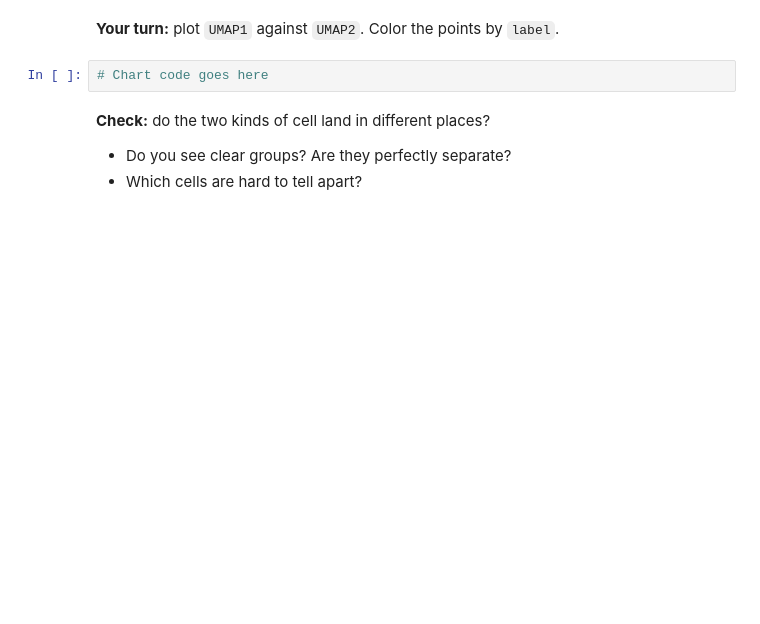
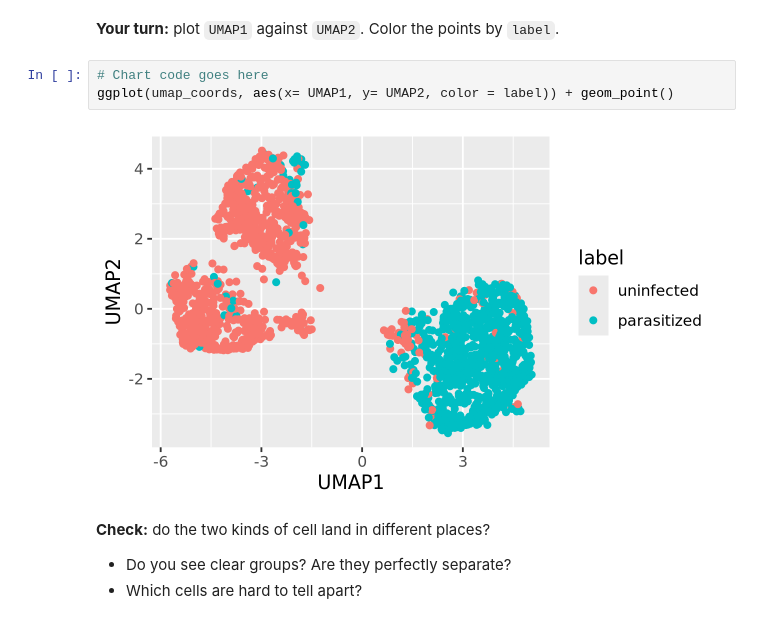
Before and after one commit to asharma0720/codespace, a Jupyter notebook: exercises/17-encoder-exercise.ipynb, the cells around one changed output. Saved outputs shown, nothing was run; the diff lists cells and outputs as text; blank space fills up the shorter version.

```diff
--- a/exercises/17-encoder-exercise.ipynb
+++ b/exercises/17-encoder-exercise.ipynb
@@ -45,6 +73,9 @@ umap_coords |> head()
 **Your turn:** plot `UMAP1` against `UMAP2`. Color the points by `label`.
 # %%
 # Chart code goes here
+ggplot(umap_coords, aes(x= UMAP1, y= UMAP2, color = label)) + geom_point()
+# %% [output]
+[figure, added]
 # %% [markdown]
 **Check:** do the two kinds of cell land in different places?
 
```
Also changed, not shown: parts of 11 cells of this notebook, 2 other files.
